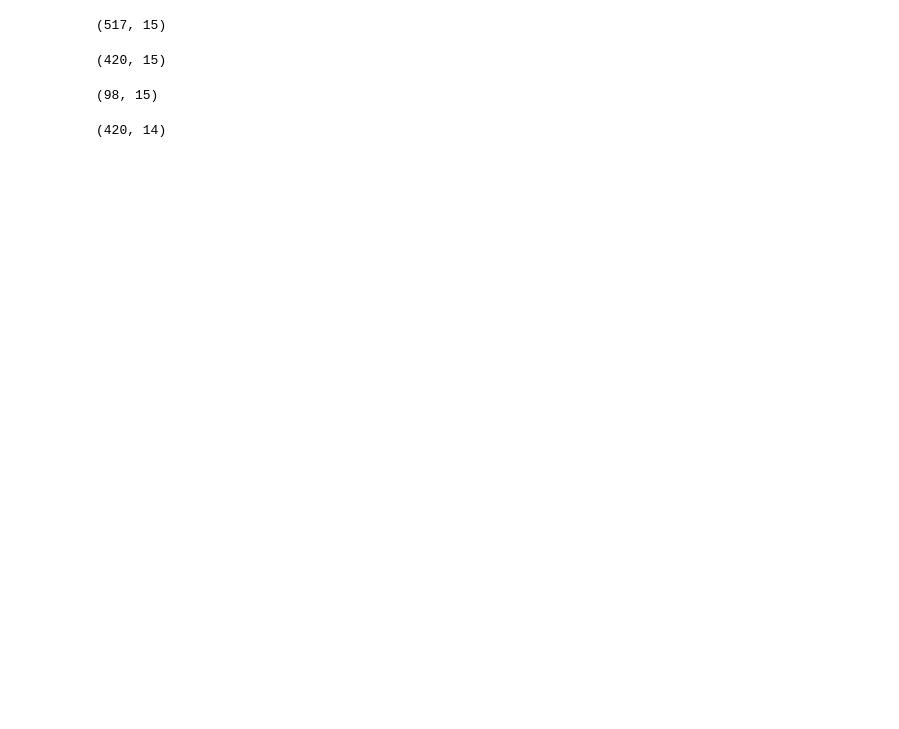
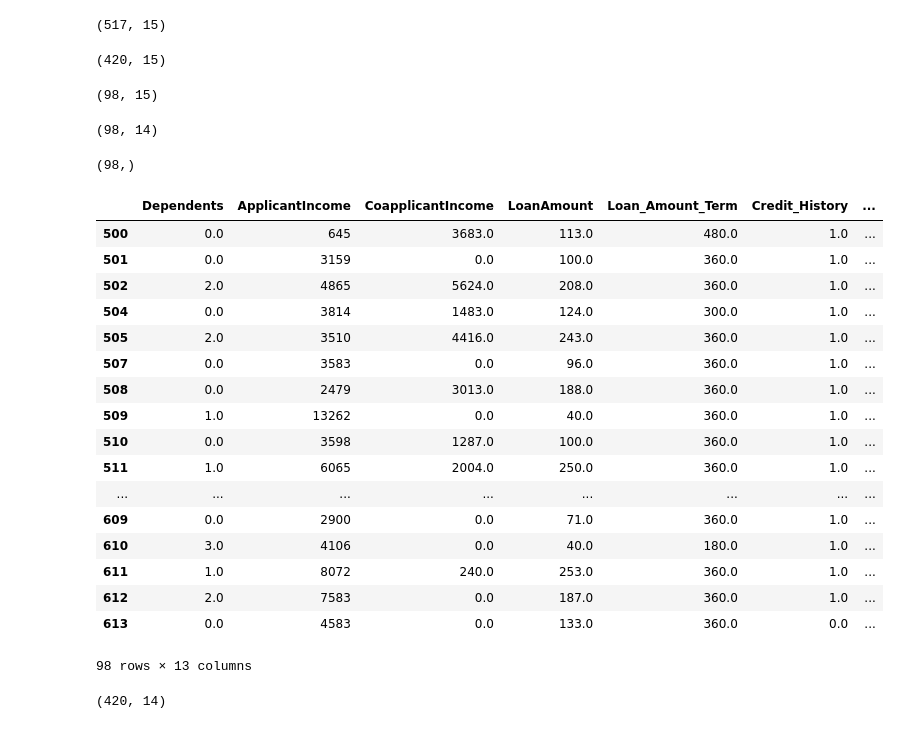
Before and after one commit to Justmiku/ml_project, a Jupyter notebook: loan_prediction.ipynb, the cells around one changed output. Cells and saved outputs as stored; diff of their text form; code cells hidden in the pictures; blank space fills up the shorter version.

```diff
--- a/loan_prediction.ipynb
+++ b/loan_prediction.ipynb
@@ -450,3 +451,9 @@ y_new=df.loc[500:614,:]
 y_new.shape
 # %% [output]
 (98, 15)
+# %%
+final_test_feature=y_new.loc[:,['Loan_ID','Dependents','ApplicantIncome','CoapplicantIncome','LoanAmount','Loan_Amount_Term','Credit_History','Educated_Graduate','Property_Area_Rural','Property_Area_Semiurban','Property_Area_Urban','Self_Employed_Yes','Married_Yes','Gender_Male']]
+# %%
+final_test_feature.shape
+# %% [output]
+(98, 14)
@@ -453,3 +462,28 @@ y_new.shape
+# %%
+final_test_response.shape
+# %% [output]
+(98,)
+# %%
+final_test_feature.drop('Loan_ID',axis=1)
+# %% [output]
+|  | Dependents | ApplicantIncome | CoapplicantIncome | LoanAmount | Loan_Amount_Term | Credit_History | ... |
+| 500 | 0.0 | 645 | 3683.0 | 113.0 | 480.0 | 1.0 | ... |
+| 501 | 0.0 | 3159 | 0.0 | 100.0 | 360.0 | 1.0 | ... |
+| 502 | 2.0 | 4865 | 5624.0 | 208.0 | 360.0 | 1.0 | ... |
+| 504 | 0.0 | 3814 | 1483.0 | 124.0 | 300.0 | 1.0 | ... |
+| 505 | 2.0 | 3510 | 4416.0 | 243.0 | 360.0 | 1.0 | ... |
+| 507 | 0.0 | 3583 | 0.0 | 96.0 | 360.0 | 1.0 | ... |
+| 508 | 0.0 | 2479 | 3013.0 | 188.0 | 360.0 | 1.0 | ... |
+| 509 | 1.0 | 13262 | 0.0 | 40.0 | 360.0 | 1.0 | ... |
+| 510 | 0.0 | 3598 | 1287.0 | 100.0 | 360.0 | 1.0 | ... |
+| 511 | 1.0 | 6065 | 2004.0 | 250.0 | 360.0 | 1.0 | ... |
+| ... | ... | ... | ... | ... | ... | ... | ... |
+| 609 | 0.0 | 2900 | 0.0 | 71.0 | 360.0 | 1.0 | ... |
+| 610 | 3.0 | 4106 | 0.0 | 40.0 | 180.0 | 1.0 | ... |
+| 611 | 1.0 | 8072 | 240.0 | 253.0 | 360.0 | 1.0 | ... |
+| 612 | 2.0 | 7583 | 0.0 | 187.0 | 360.0 | 1.0 | ... |
+| 613 | 0.0 | 4583 | 0.0 | 133.0 | 360.0 | 0.0 | ... |
+98 rows × 13 columns
 # %%
 X=X_new.loc[:,['Loan_ID','Dependents','ApplicantIncome','CoapplicantIncome','LoanAmount','Loan_Amount_Term','Credit_History','Educated_Graduate','Property_Area_Rural','Property_Area_Semiurban','Property_Area_Urban','Self_Employed_Yes','Married_Yes','Gender_Male']]
 # %%
```
Also changed, not shown: parts of 43 cells of this notebook.
